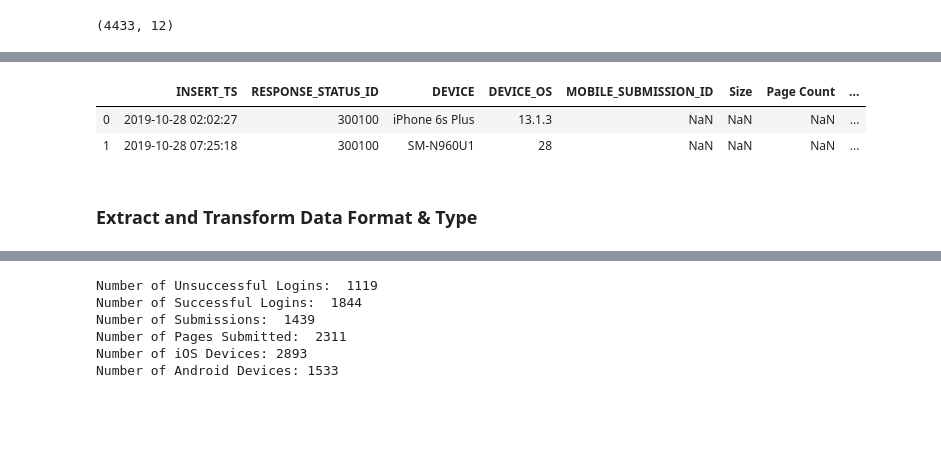
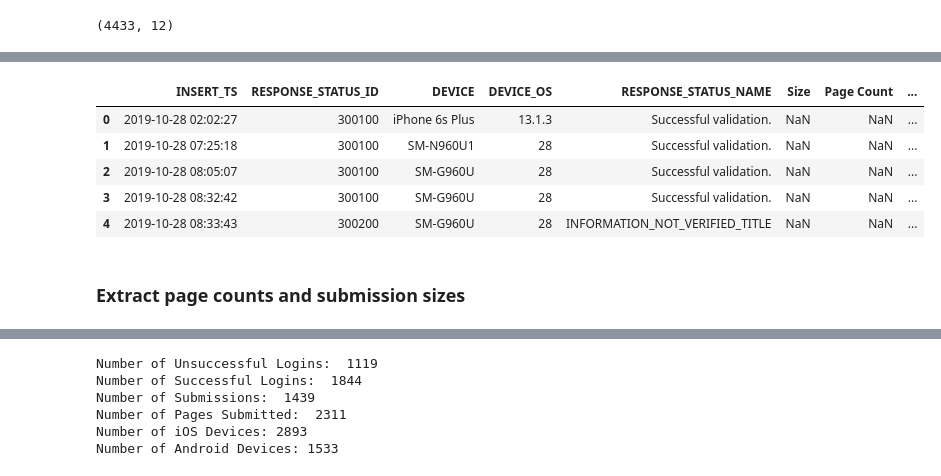
Before and after one commit to chandc/Mobile_Upload, a Jupyter notebook: Mobile_Upload_All.ipynb, the cells around one changed output, grey strips where cells are left out. Drawn from its saved outputs; the diff is of its cells as text; code cells hidden in the pictures; blank space fills up the shorter version.

```diff
--- a/Mobile_Upload_All.ipynb
+++ b/Mobile_Upload_All.ipynb
@@ -5,0 +8,3 @@ Python 3.7.4
+# %%
+from google.colab import  files
+uploaded = files.upload()
@@ -14,5 +27,5 @@ import pandas as pd
 # %%
-df = pd.read_csv('./Validations and Submissions as of 11012019 4_37_PM.csv', index_col=None)
+df = pd.read_csv(io.BytesIO(uploaded['Validations and Submissions as of 11012019 4_37_PM.csv']), index_col=None)
 # %%
 df.head(2)
 # %% [output]
@@ -37,12 +97,15 @@ df['LAST_UPDATE_TS'] = pd.to_datetime(df['LAST_UPDATE_TS'])
 # %%
-df = df.drop(columns=["RESPONSE_STATUS_NAME", "MOBILE_APP_REQUEST_ID", "INSERT_TS.1"])
-df.head(2)
+df = df.drop(columns=[ "MOBILE_APP_REQUEST_ID", "INSERT_TS.1", "MOBILE_SUBMISSION_ID"])
+df.head()
 # %% [output]
-|  | INSERT_TS | RESPONSE_STATUS_ID | DEVICE | DEVICE_OS | MOBILE_SUBMISSION_ID | Size | Page Count | ... |
-| 0 | 2019-10-28 02:02:27 | 300100 | iPhone 6s Plus | 13.1.3 | NaN | NaN | NaN | ... |
-| 1 | 2019-10-28 07:25:18 | 300100 | SM-N960U1 | 28 | NaN | NaN | NaN | ... |
+|  | INSERT_TS | RESPONSE_STATUS_ID | DEVICE | DEVICE_OS | RESPONSE_STATUS_NAME | Size | Page Count | ... |
+| 0 | 2019-10-28 02:02:27 | 300100 | iPhone 6s Plus | 13.1.3 | Successful validation. | NaN | NaN | ... |
+| 1 | 2019-10-28 07:25:18 | 300100 | SM-N960U1 | 28 | Successful validation. | NaN | NaN | ... |
+| 2 | 2019-10-28 08:05:07 | 300100 | SM-G960U | 28 | Successful validation. | NaN | NaN | ... |
+| 3 | 2019-10-28 08:32:42 | 300100 | SM-G960U | 28 | Successful validation. | NaN | NaN | ... |
+| 4 | 2019-10-28 08:33:43 | 300200 | SM-G960U | 28 | INFORMATION_NOT_VERIFIED_TITLE | NaN | NaN | ... |
-# %% [markdown]
-### Extract and Transform Data Format & Type
+# %% [markdown]
+### Extract page counts and submission sizes
 # %%
 df["Page Count"] = df["Page Count"].str.extract(r'\b(\w+)$', expand=True)
 # %%
```
Also changed, not shown: parts of 33 cells of this notebook.
